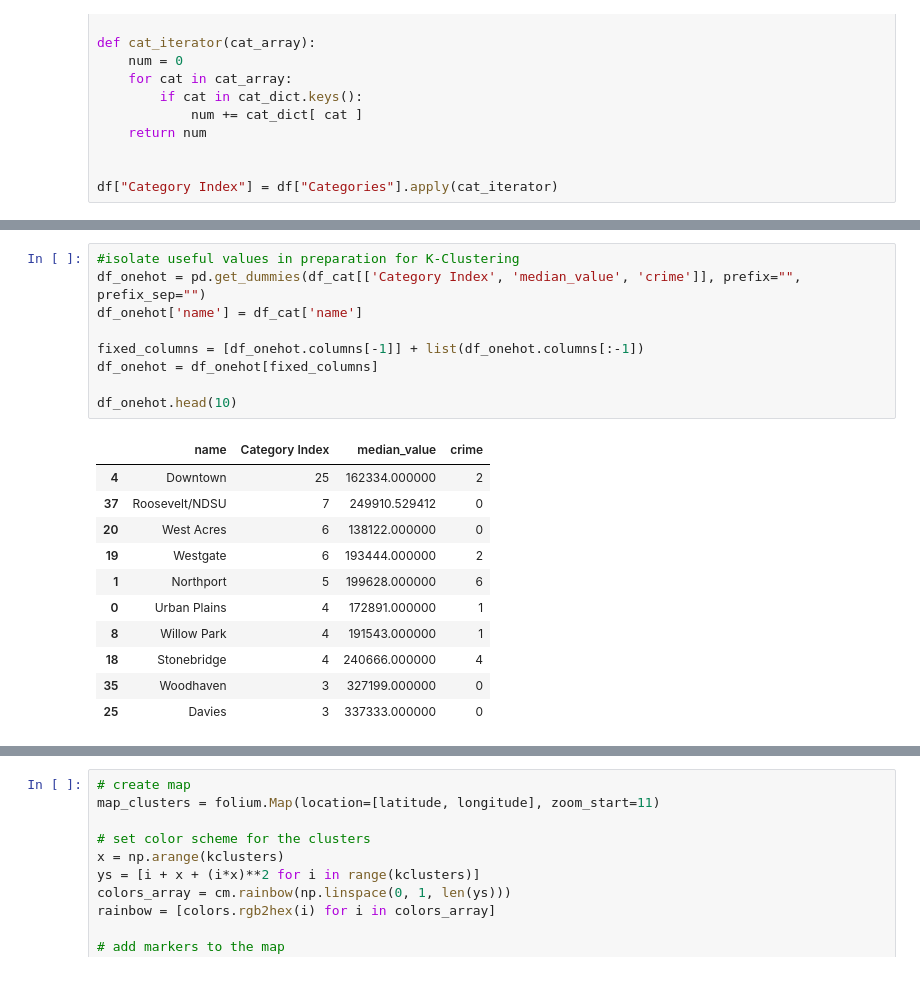
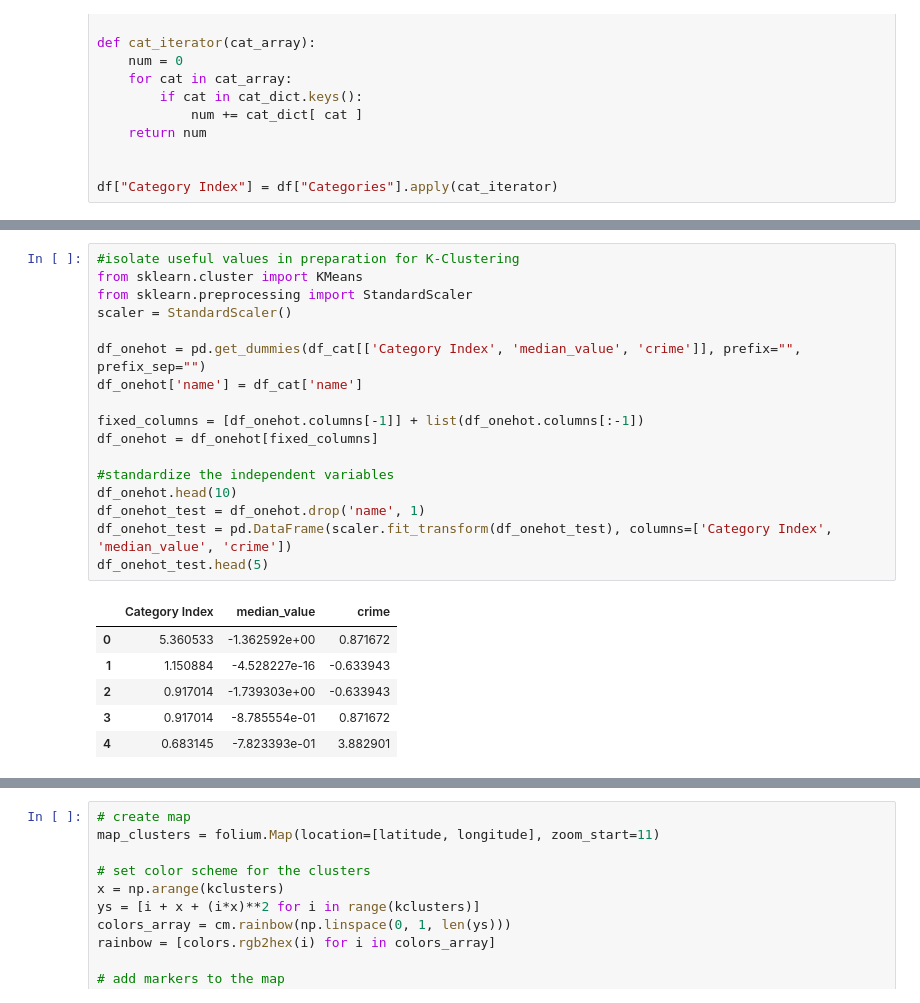
Before and after one commit to ToccataN/Cousera_MLCapstone, a Jupyter notebook: Visualize_FARGO_ND.ipynb, the cells around one changed output, grey strips where cells are left out. Drawn from its saved outputs; the diff is of its cells as text.

```diff
--- a/Visualize_FARGO_ND.ipynb
+++ b/Visualize_FARGO_ND.ipynb
@@ -517,22 +517,25 @@ map_fargo_cat
 [interactive output not drawn]
 # %%
 #isolate useful values in preparation for K-Clustering
+from sklearn.cluster import KMeans
+from sklearn.preprocessing import StandardScaler
+scaler = StandardScaler()
+
 df_onehot = pd.get_dummies(df_cat[['Category Index', 'median_value', 'crime']], prefix="", prefix_sep="")
 df_onehot['name'] = df_cat['name']
 
 fixed_columns = [df_onehot.columns[-1]] + list(df_onehot.columns[:-1])
 df_onehot = df_onehot[fixed_columns]
 
+#standardize the independent variables
 df_onehot.head(10)
+df_onehot_test = df_onehot.drop('name', 1)
+df_onehot_test = pd.DataFrame(scaler.fit_transform(df_onehot_test), columns=['Category Index', 'median_value', 'crime'])
+df_onehot_test.head(5)
 # %% [output]
-|  | name | Category Index | median_value | crime |
-| 4 | Downtown | 25 | 162334.000000 | 2 |
-| 37 | Roosevelt/NDSU | 7 | 249910.529412 | 0 |
-| 20 | West Acres | 6 | 138122.000000 | 0 |
-| 19 | Westgate | 6 | 193444.000000 | 2 |
-| 1 | Northport | 5 | 199628.000000 | 6 |
-| 0 | Urban Plains | 4 | 172891.000000 | 1 |
-| 8 | Willow Park | 4 | 191543.000000 | 1 |
-| 18 | Stonebridge | 4 | 240666.000000 | 4 |
-| 35 | Woodhaven | 3 | 327199.000000 | 0 |
-| 25 | Davies | 3 | 337333.000000 | 0 |
+|  | Category Index | median_value | crime |
+| 0 | 5.360533 | -1.362592e+00 | 0.871672 |
+| 1 | 1.150884 | -4.528227e-16 | -0.633943 |
+| 2 | 0.917014 | -1.739303e+00 | -0.633943 |
+| 3 | 0.917014 | -8.785554e-01 | 0.871672 |
+| 4 | 0.683145 | -7.823393e-01 | 3.882901 |
```
Also changed, not shown: parts of 16 cells of this notebook.
